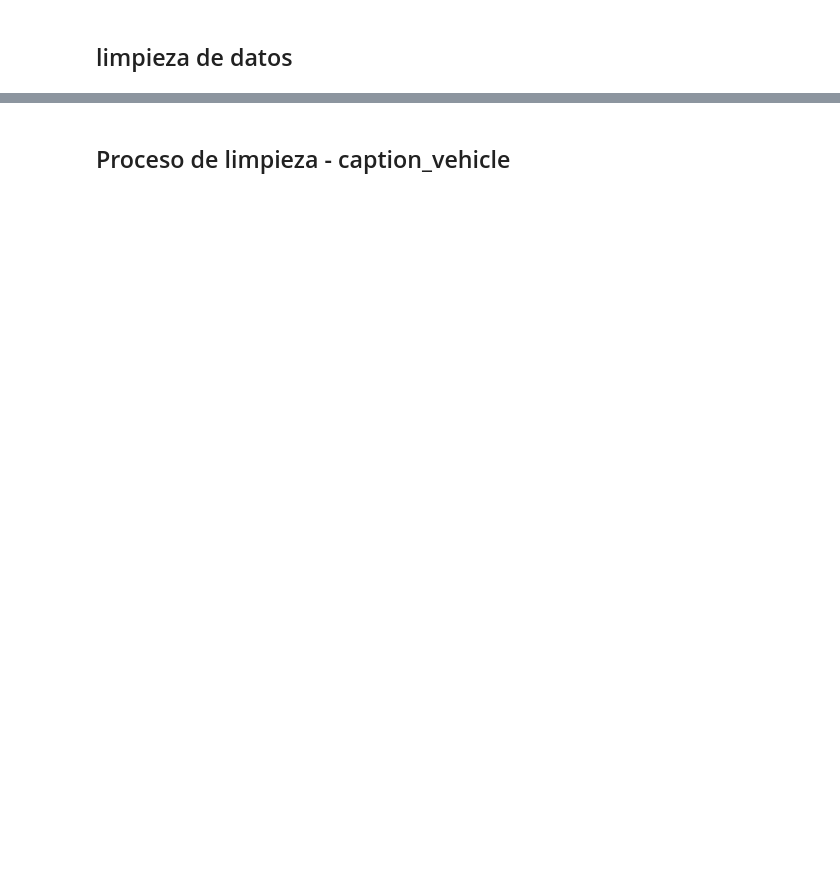
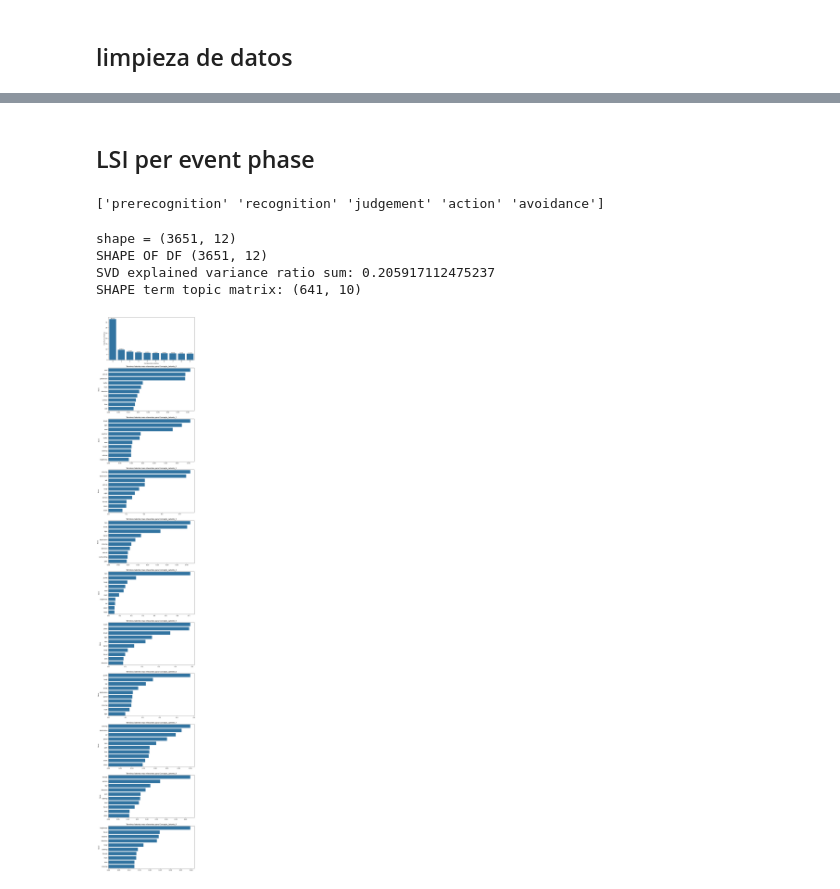
Before and after one commit to marcelarosalesj/mna_proyecto_integrador_equipo13, a Jupyter notebook: ModeladoDeTopicos.ipynb, the cells around one changed output, grey strips where cells are left out. Drawn from its saved outputs; the diff is of its cells as text; code cells hidden in the pictures; blank space fills up the shorter version.

```diff
--- a/ModeladoDeTopicos.ipynb
+++ b/ModeladoDeTopicos.ipynb
@@ -156,6 +203,0 @@ print(Sigma)
-# %%
-#Creación del gráfico de barras
-sns.set(rc={'figure.figsize':(6,3)}) #configura el tamaño de la figura a 6x3
-chart = sns.barplot(x=list(range(len(Sigma))), y = Sigma) #se crea el gráfico de barras
-chart.set_xlabel('Componentes Latentes', fontdict={'size':9}) #Etiquetas de x y y con fuente de tamaño 9
-chart.set_ylabel('Importancia Relativa', fontdict={'size':9});
@@ -189,11 +203,0 @@ term_topic_matrix.head(10) #se imprimen sus primeros 10 valores
-# %%
-#Creación del gráfico de barras
-
-topics=10
-sns.set(rc={ 'figure.figsize':(6,3)}) #tamaño de la figura
-
-for i,cl in enumerate(term_topic_matrix): #se recooren los conceptos latentes
-  top_w_matrix = term_topic_matrix[cl].sort_values(ascending=False)[:topics] #para cada concepto se seleccionan los 10 más importantes
-  plt.figure(i) #nueva figura para cada grupo de barras
-  plt.title(f'Terminos latentes más relevantes {i}')
-  sns.barplot(x=top_w_matrix.values, y=top_w_matrix.index)
@@ -211,2 +204,21 @@ for i,cl in enumerate(term_topic_matrix): #se recooren los conceptos latentes
-# %% [markdown]
-## Proceso de limpieza - caption_vehicle
+# %% [markdown]
+## LSI per event phase
+# %%
+def filtrar_por_label(df, filter_label):
+    return df[df['label'] == filter_label]
+# %%
+opciones_labels = df['label'].unique()
+print(opciones_labels)
+# %% [output]
+['prerecognition' 'recognition' 'judgement' 'action' 'avoidance']
+# %%
+%%time
+df_tmp = filtrar_por_label(df, "prerecognition")
+print(f"shape = {df_tmp.shape}")
+get_lsi(df_tmp, "lemmatized_caption_pedestrian", r=10, t=10)
+# %% [output]
+shape = (3651, 12)
+SHAPE OF DF (3651, 12)
+SVD explained variance ratio sum: 0.205917112475237
+SHAPE term topic matrix: (641, 10)
+[figure, added]
```
Also changed, not shown: parts of 29 cells of this notebook.
